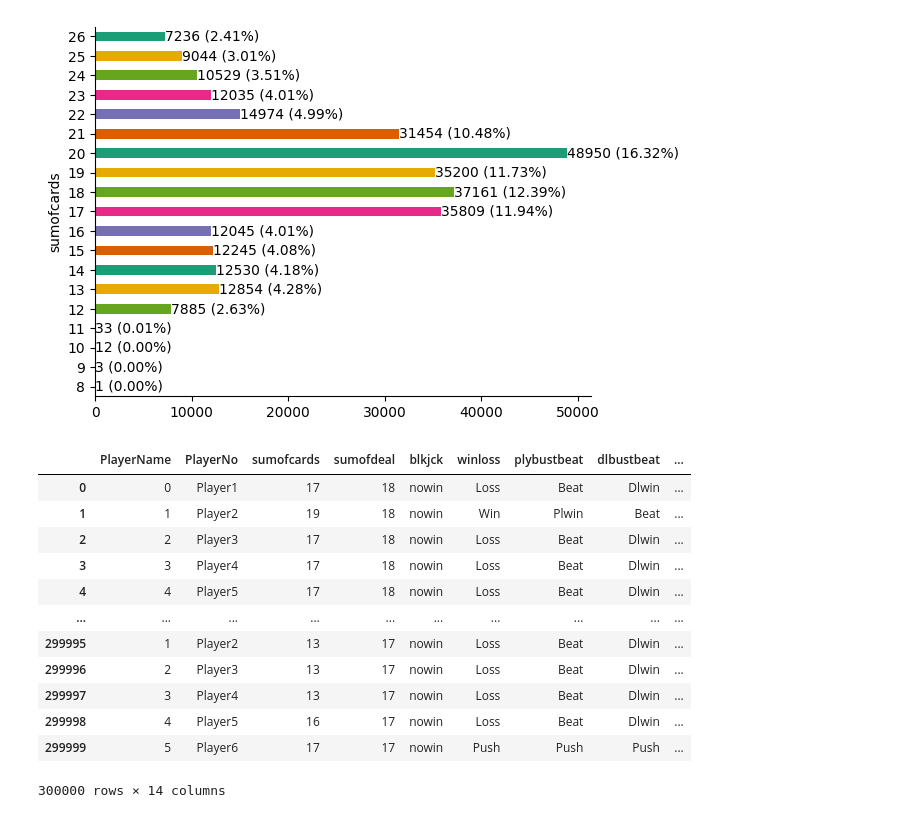
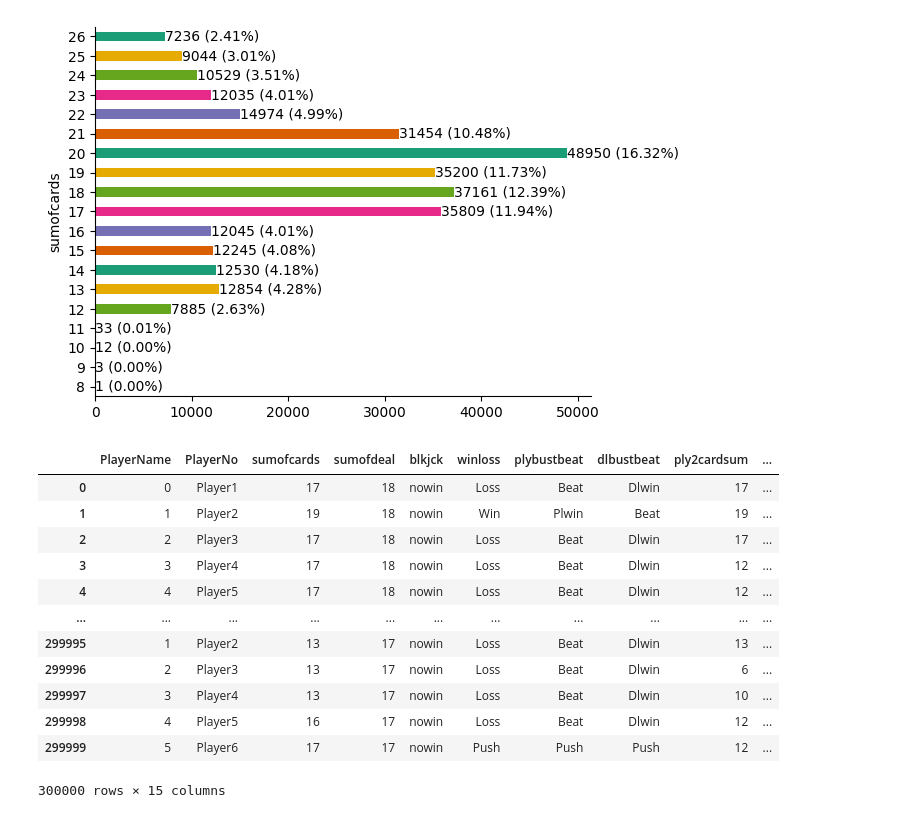
Before and after one commit to kaylamblais96/Project_4_Team_2, a Jupyter notebook: blackjack_dataset_tableau_probability.ipynb, the cells around one changed output. Cells and saved outputs as stored; diff of their text form; code cells hidden in the pictures.

```diff
--- a/blackjack_dataset_tableau_probability.ipynb
+++ b/blackjack_dataset_tableau_probability.ipynb
@@ -398,23 +398,23 @@ plt.show()
 # %%
 # Make a copy of original dataframe "df" and drop unnecessary columns that was not used in tableau visualization
 new_df = df.copy()
-columns_to_drop = ['card1', 'card2', 'card3', 'card4', 'card5', 'dealcard1', 'dealcard2', 'dealcard3', 'dealcard4', 'dealcard5', 'plwinamt', 'dlwinamt', 'ply2cardsum', 'ply3cardsum', 'ply4cardsum', 'ply5cardsum']
+columns_to_drop = ['card1', 'card2', 'card3', 'card4', 'card5', 'dealcard1', 'dealcard2', 'dealcard3', 'dealcard4', 'dealcard5', 'plwinamt', 'dlwinamt',  'ply3cardsum', 'ply4cardsum', 'ply5cardsum']
 new_df = new_df.drop(columns=columns_to_drop)
 new_df
 # %% [output]
-|  | PlayerName | PlayerNo | sumofcards | sumofdeal | blkjck | winloss | plybustbeat | dlbustbeat | ... |
-| 0 | 0 | Player1 | 17 | 18 | nowin | Loss | Beat | Dlwin | ... |
-| 1 | 1 | Player2 | 19 | 18 | nowin | Win | Plwin | Beat | ... |
-| 2 | 2 | Player3 | 17 | 18 | nowin | Loss | Beat | Dlwin | ... |
-| 3 | 3 | Player4 | 17 | 18 | nowin | Loss | Beat | Dlwin | ... |
-| 4 | 4 | Player5 | 17 | 18 | nowin | Loss | Beat | Dlwin | ... |
-| ... | ... | ... | ... | ... | ... | ... | ... | ... | ... |
-| 299995 | 1 | Player2 | 13 | 17 | nowin | Loss | Beat | Dlwin | ... |
-| 299996 | 2 | Player3 | 13 | 17 | nowin | Loss | Beat | Dlwin | ... |
-| 299997 | 3 | Player4 | 13 | 17 | nowin | Loss | Beat | Dlwin | ... |
-| 299998 | 4 | Player5 | 16 | 17 | nowin | Loss | Beat | Dlwin | ... |
-| 299999 | 5 | Player6 | 17 | 17 | nowin | Push | Push | Push | ... |
+|  | PlayerName | PlayerNo | sumofcards | sumofdeal | blkjck | winloss | plybustbeat | dlbustbeat | ply2cardsum | ... |
+| 0 | 0 | Player1 | 17 | 18 | nowin | Loss | Beat | Dlwin | 17 | ... |
+| 1 | 1 | Player2 | 19 | 18 | nowin | Win | Plwin | Beat | 19 | ... |
+| 2 | 2 | Player3 | 17 | 18 | nowin | Loss | Beat | Dlwin | 17 | ... |
+| 3 | 3 | Player4 | 17 | 18 | nowin | Loss | Beat | Dlwin | 12 | ... |
+| 4 | 4 | Player5 | 17 | 18 | nowin | Loss | Beat | Dlwin | 12 | ... |
+| ... | ... | ... | ... | ... | ... | ... | ... | ... | ... | ... |
+| 299995 | 1 | Player2 | 13 | 17 | nowin | Loss | Beat | Dlwin | 13 | ... |
+| 299996 | 2 | Player3 | 13 | 17 | nowin | Loss | Beat | Dlwin | 6 | ... |
+| 299997 | 3 | Player4 | 13 | 17 | nowin | Loss | Beat | Dlwin | 10 | ... |
+| 299998 | 4 | Player5 | 16 | 17 | nowin | Loss | Beat | Dlwin | 12 | ... |
+| 299999 | 5 | Player6 | 17 | 17 | nowin | Push | Push | Push | 12 | ... |
-300000 rows × 14 columns
+300000 rows × 15 columns
 # %%
 # Save the DataFrame to a CSV file
 new_df.to_csv('blackjack_dataset_tableau_probability.csv', index=False)
```
Also changed, not shown: parts of 1 cell of this notebook.
